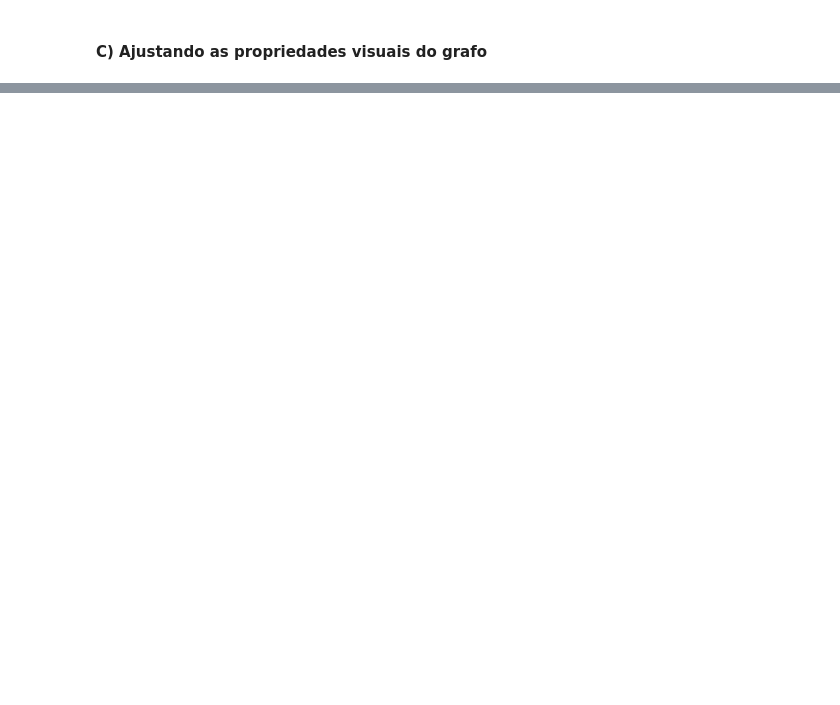
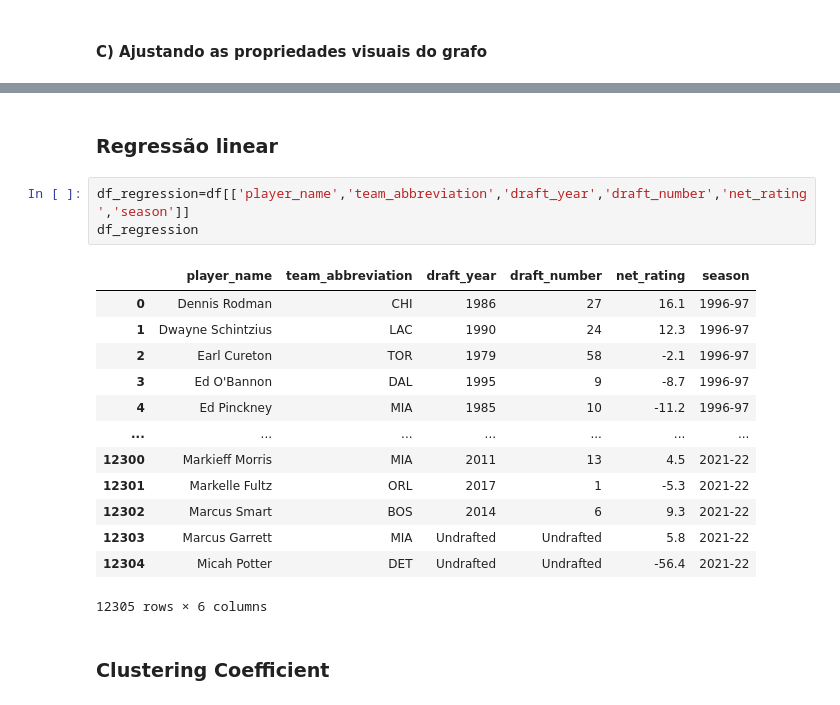
Before and after one commit to gabri190/Redesoc-Projetos-Aps, a Jupyter notebook: notebooks/Projeto/Projeto_Redes.ipynb, the cells around one changed output, grey strips where cells are left out. Drawn from its saved outputs; the diff is of its cells as text; blank space fills up the shorter version.

```diff
--- a/notebooks/Projeto/Projeto_Redes.ipynb
+++ b/notebooks/Projeto/Projeto_Redes.ipynb
@@ -154,0 +178,21 @@ r=netpixi.render('Nba_teams.gz',infinite=True);
+# %% [markdown]
+### Regressão linear
+# %%
+df_regression=df[['player_name','team_abbreviation','draft_year','draft_number','net_rating','season']]
+df_regression
+# %% [output]
+|  | player_name | team_abbreviation | draft_year | draft_number | net_rating | season |
+| 0 | Dennis Rodman | CHI | 1986 | 27 | 16.1 | 1996-97 |
+| 1 | Dwayne Schintzius | LAC | 1990 | 24 | 12.3 | 1996-97 |
+| 2 | Earl Cureton | TOR | 1979 | 58 | -2.1 | 1996-97 |
+| 3 | Ed O'Bannon | DAL | 1995 | 9 | -8.7 | 1996-97 |
+| 4 | Ed Pinckney | MIA | 1985 | 10 | -11.2 | 1996-97 |
+| ... | ... | ... | ... | ... | ... | ... |
+| 12300 | Markieff Morris | MIA | 2011 | 13 | 4.5 | 2021-22 |
+| 12301 | Markelle Fultz | ORL | 2017 | 1 | -5.3 | 2021-22 |
+| 12302 | Marcus Smart | BOS | 2014 | 6 | 9.3 | 2021-22 |
+| 12303 | Marcus Garrett | MIA | Undrafted | Undrafted | 5.8 | 2021-22 |
+| 12304 | Micah Potter | DET | Undrafted | Undrafted | -56.4 | 2021-22 |
+12305 rows × 6 columns
+# %% [markdown]
+### Clustering Coefficient
```
Also changed, not shown: parts of 18 cells of this notebook.
